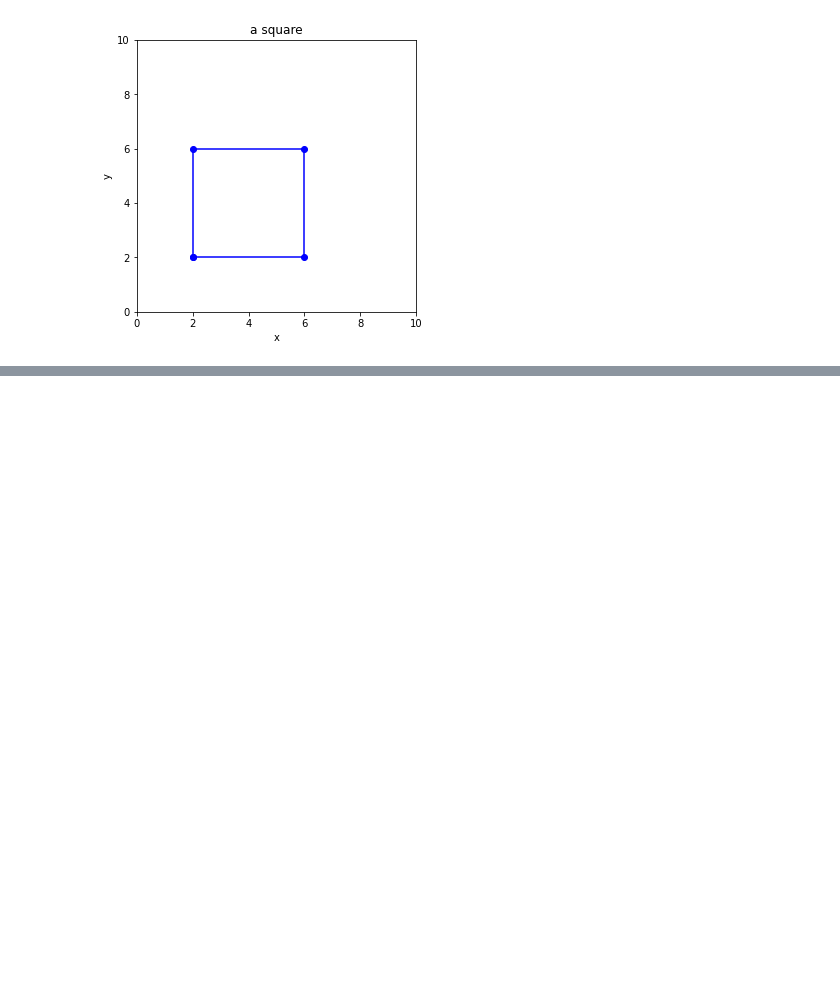
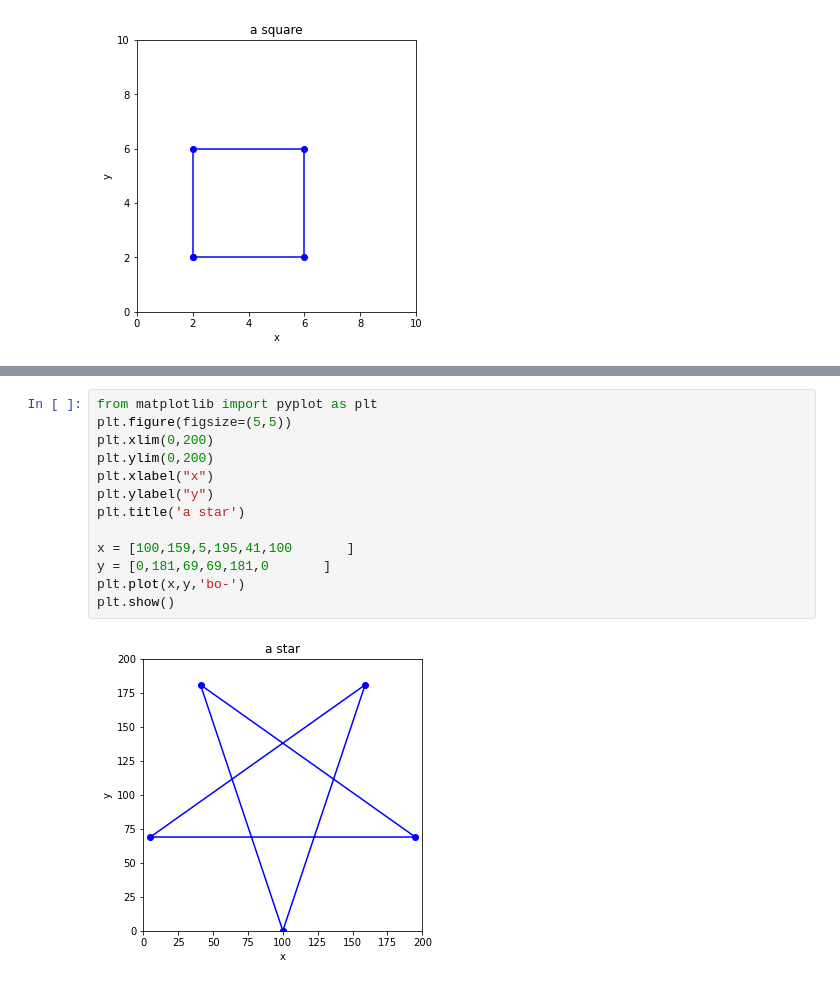
Before and after one commit to junyaogz/computational.math, a Jupyter notebook: code/A01-A20.ipynb, the cells around one changed output, grey strips where cells are left out. Cells and saved outputs as stored; diff of their text form; blank space fills up the shorter version.

```diff
--- a/code/A01-A20.ipynb
+++ b/code/A01-A20.ipynb
@@ -568,0 +587,15 @@ plt.show()
+# %%
+from matplotlib import pyplot as plt
+plt.figure(figsize=(5,5))
+plt.xlim(0,200)
+plt.ylim(0,200)
+plt.xlabel("x")
+plt.ylabel("y")
+plt.title('a star')
+
+x = [100,159,5,195,41,100       ]
+y = [0,181,69,69,181,0       ]
+plt.plot(x,y,'bo-')
+plt.show()
+# %% [output]
+[figure, added]
```
Also changed, not shown: parts of 2 cells of this notebook, 3 other files.
